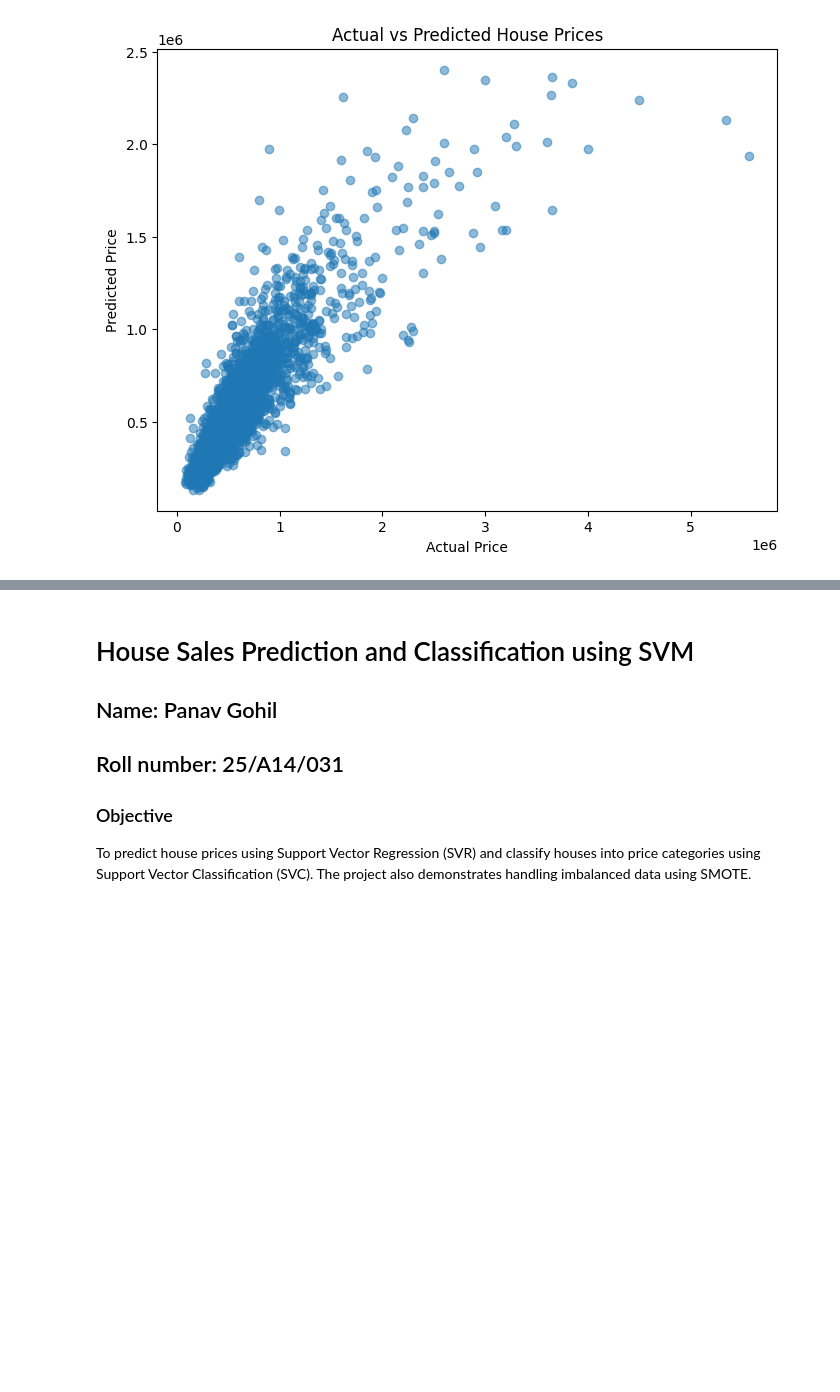
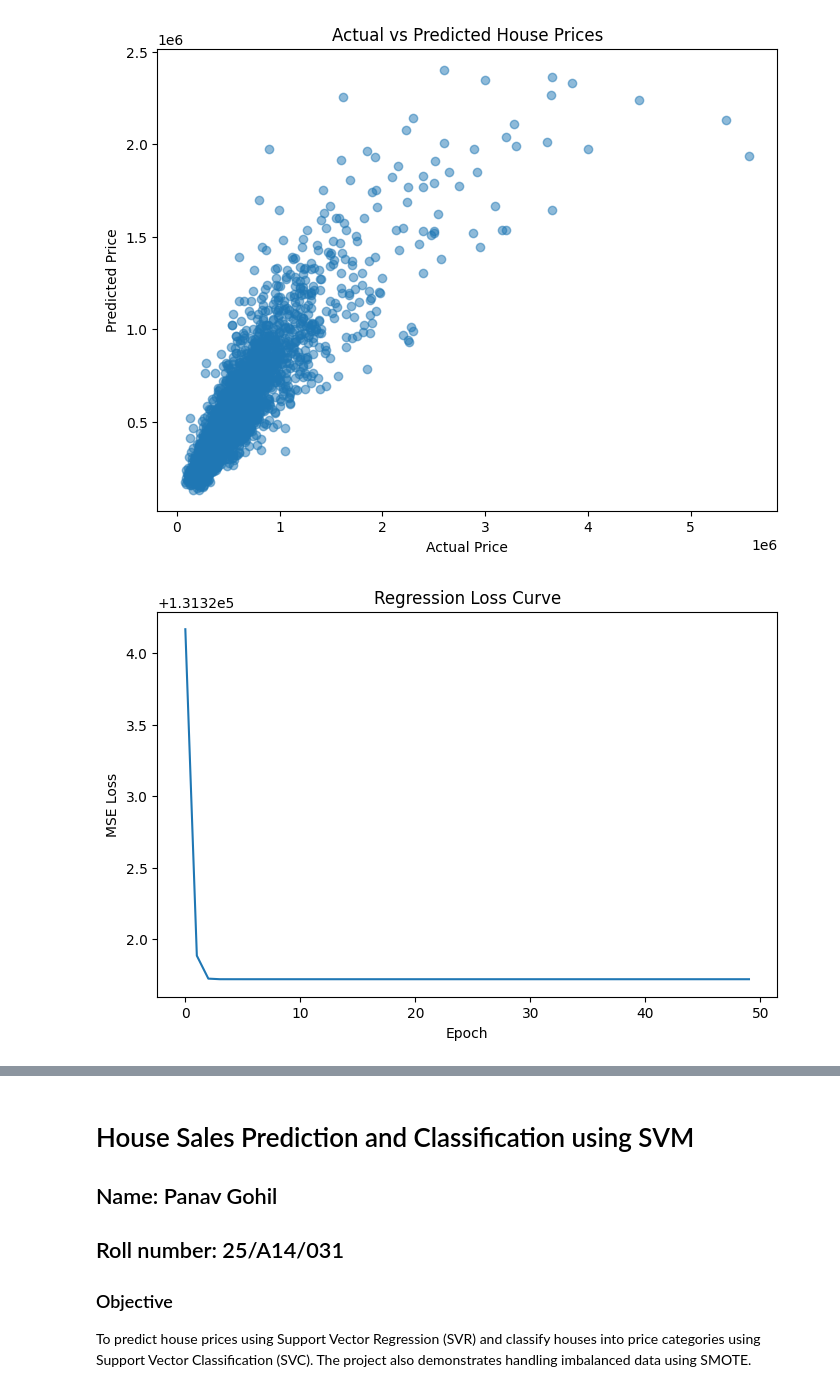
Before and after one commit to panavgohil/ML-Assignment-1, a Jupyter notebook: House_Price_Prediction_SVM.ipynb, the cells around one changed output, grey strips where cells are left out. Drawn from its saved outputs; the diff is of its cells as text; code cells hidden in the pictures; blank space fills up the shorter version.

Commit message:
Added all the plots

```diff
--- a/House_Price_Prediction_SVM.ipynb
+++ b/House_Price_Prediction_SVM.ipynb
@@ -503,0 +504,13 @@ Trial 8 R²: 0.691240822679975
+# %%
+svr_t9 = SVR(
+    kernel='rbf',
+    C=100000,
+    gamma=0.005,
+    epsilon=0.01
+)
+
+svr_t9.fit(X_train_scaled, y_train)
+
+y_pred_t9 = svr_t9.predict(X_test_scaled)
+
+print("Trial 9 R²:", r2_score(y_test, y_pred_t9))
@@ -517,3 +532,27 @@ plt.title("Actual vs Predicted House Prices")
 plt.show()
 # %% [output]
 [figure]
+# %%
+#Regression Loss Curve
+from sklearn.linear_model import SGDRegressor
+sgd_reg = SGDRegressor(
+    max_iter=1,
+    tol=None,
+    random_state=42,
+    warm_start=True
+)
+train_loss_reg = []
+for epoch in range(50):
+    sgd_reg.fit(X_train_scaled, y_train)
+    pred = sgd_reg.predict(X_train_scaled)
+    train_loss_reg.append(
+        mean_absolute_error(y_train, pred)
+    )
+plt.figure(figsize=(8,5))
+plt.plot(train_loss_reg)
+plt.title("Regression Loss Curve")
+plt.xlabel("Epoch")
+plt.ylabel("MSE Loss")
+plt.show()
+# %% [output]
+[figure, added]
```
Also changed, not shown: parts of 11 cells of this notebook.
